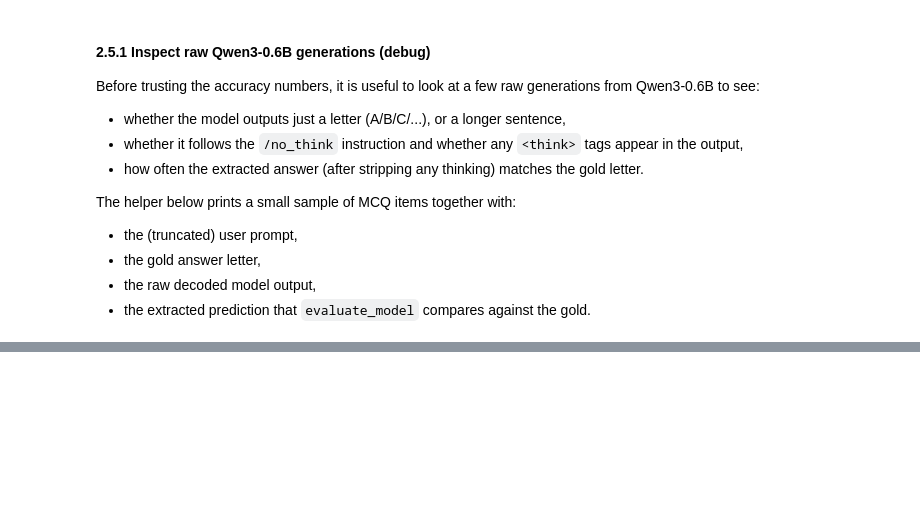
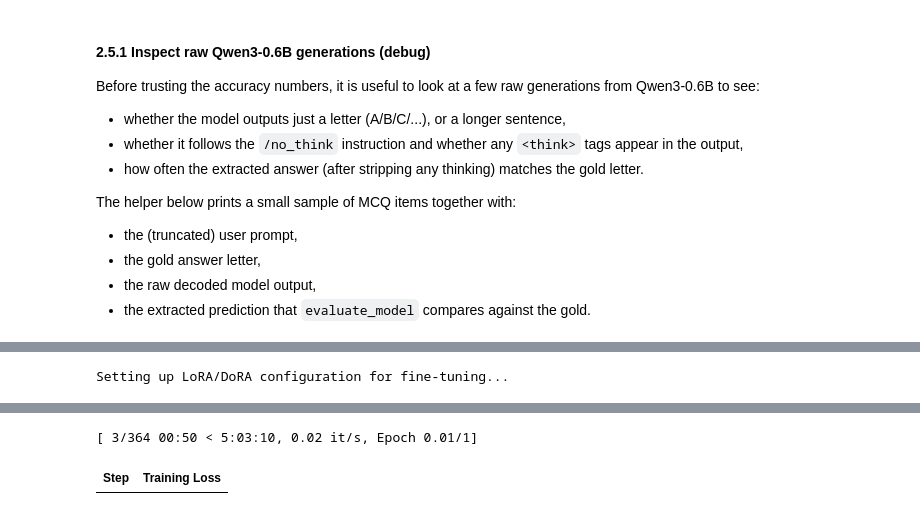
Before and after one commit to fulaibaowang/RAG-orange, a Jupyter notebook: notebooks/RAG_tutorial.ipynb, the cells around one changed output, grey strips where cells are left out. Cells and saved outputs as stored; diff of their text form; code cells hidden in the pictures; blank space fills up the shorter version.

```diff
--- a/notebooks/RAG_tutorial.ipynb
+++ b/notebooks/RAG_tutorial.ipynb
@@ -538,0 +599,78 @@ MCQ-con with RAG: accuracy=16.5%, SE=2.62
+# %%
+from datasets import load_dataset
+from transformers import TrainingArguments
+from peft import LoraConfig, IA3Config, get_peft_model
+from trl import SFTTrainer
+
+FT_CONFIG = {
+    "use_dora": True,
+    "n_epochs": 1,
+    "lora_r": 8,
+    "lora_alpha": 16,
+    "lr": 5e-4,
+    "batch_size": MODEL_CONFIG["batch_size"],
+    "lora_projections": "qvko",
+    "lora_dropout": 0.05,
+    "use_ia3": False,
+}
+
+PROJECTIONS = {
+    "q": "q_proj",
+    "k": "k_proj",
+    "v": "v_proj",
+    "o": "o_proj",
+    "g": "gate_proj",
+    "d": "down_proj",
+    "u": "up_proj",
+}
+target_modules = [PROJECTIONS[p] for p in list(FT_CONFIG["lora_projections"])]
+
+print("Setting up LoRA/DoRA configuration for fine-tuning...")
+peft_config = LoraConfig(
+    bias="none",
+    task_type="CAUSAL_LM",
+    target_modules=target_modules,
+    use_dora=FT_CONFIG["use_dora"],
+    r=FT_CONFIG["lora_r"],
+    lora_alpha=FT_CONFIG["lora_alpha"],
+    lora_dropout=FT_CONFIG["lora_dropout"],
+)
+if FT_CONFIG["use_ia3"]:
+    peft_config = IA3Config(
+        peft_type="IA3",
+        task_type="CAUSAL_LM",
+        target_modules=target_modules,
+    )
+
+ft_model = get_peft_model(model, peft_config)
+
+train_data_path = os.path.join(DATA_DIR, "orange_qa_train.jsonl")
+print(f"Loading training data from {train_data_path} ...")
+train_dataset = load_dataset("json", data_files=train_data_path, split="train")
+
+ft_output_dir = os.path.join(PROJECT_ROOT, "models", "Qwen3-0.6B_DoRA_qvko_r8_alpha16_rag")
+training_args = TrainingArguments(
+    output_dir=ft_output_dir,
+    num_train_epochs=FT_CONFIG["n_epochs"],
+    per_device_train_batch_size=FT_CONFIG["batch_size"],
+    gradient_accumulation_steps=1,
+    learning_rate=FT_CONFIG["lr"],
+    fp16=True,
+    logging_steps=10,
+    optim="adamw_torch",
+    save_strategy="epoch",
+    report_to=[],  # disable wandb by default in this notebook
+)
+
+trainer = SFTTrainer(
+    model=ft_model,
+    train_dataset=train_dataset,
+    args=training_args,
+    processing_class=tokenizer,
+)
+
+print("Starting fine-tuning (this may take a while)...")
+trainer.train()
+print("Fine-tuning complete.")
+# %% [output]
+Setting up LoRA/DoRA configuration for fine-tuning...
@@ -538,0 +679,2 @@ MCQ-con with RAG: accuracy=16.5%, SE=2.62
+[ 3/364 00:50 < 5:03:10, 0.02 it/s, Epoch 0.01/1]
+| Step | Training Loss |
```
Also changed, not shown: parts of 14 cells of this notebook, 1 other file.
